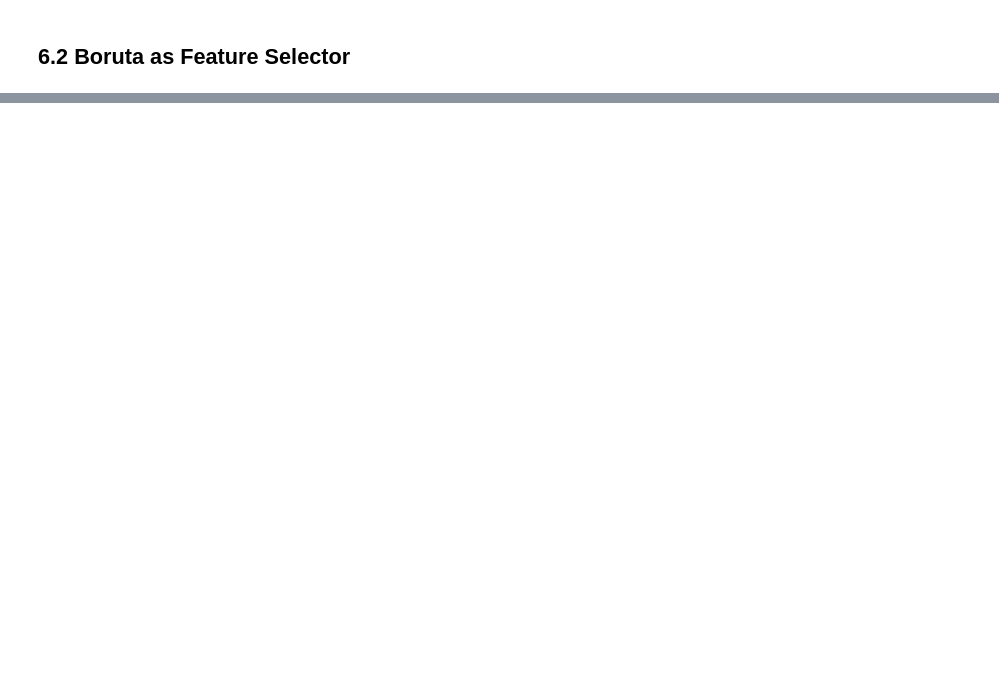
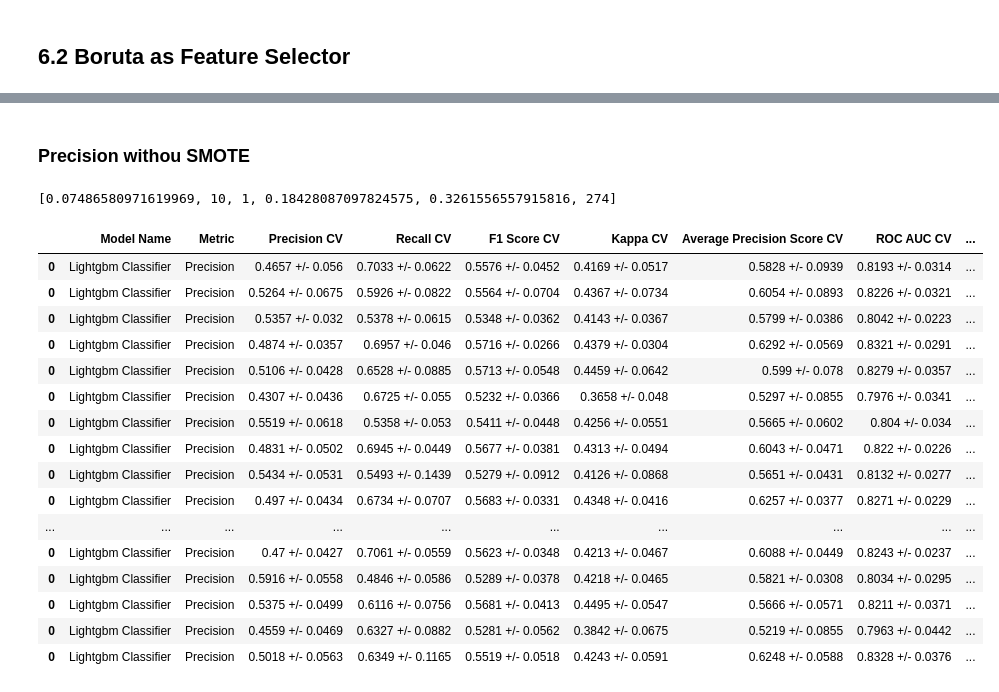
Before and after one commit to FabioCaffarello/Churn-Prediction-TopBank, a Jupyter notebook: 02-Notebooks/02-Scond_Cycle_CRISP/workflow_complete.ipynb, the cells around one changed output, grey strips where cells are left out. Drawn from its saved outputs; the diff is of its cells as text; code cells hidden in the pictures; blank space fills up the shorter version.

```diff
--- a/02-Notebooks/02-Scond_Cycle_CRISP/workflow_complete.ipynb
+++ b/02-Notebooks/02-Scond_Cycle_CRISP/workflow_complete.ipynb
@@ -1285,0 +1809,2 @@ cols_selected = [
+# %%
+df_results = pd.DataFrame()
@@ -1286,2 +1846,28 @@ cols_selected = [
+# %% [markdown]
+### Precision withou SMOTE
+# %%
+result_lgbm.x
+# %% [output]
+[0.07486580971619969, 10, 1, 0.18428087097824575, 0.3261556557915816, 274]
+# %%
+df_results[(df_results['Model Name'] == 'Lightgbm Classifier') & (df_results['Metric'] == 'Precision')].head(20)
+# %% [output]
+|  | Model Name | Metric | Precision CV | Recall CV | F1 Score CV | Kappa CV | Average Precision Score CV | ROC AUC CV | ... |
+| 0 | Lightgbm Classifier | Precision | 0.4657 +/- 0.056 | 0.7033 +/- 0.0622 | 0.5576 +/- 0.0452 | 0.4169 +/- 0.0517 | 0.5828 +/- 0.0939 | 0.8193 +/- 0.0314 | ... |
+| 0 | Lightgbm Classifier | Precision | 0.5264 +/- 0.0675 | 0.5926 +/- 0.0822 | 0.5564 +/- 0.0704 | 0.4367 +/- 0.0734 | 0.6054 +/- 0.0893 | 0.8226 +/- 0.0321 | ... |
+| 0 | Lightgbm Classifier | Precision | 0.5357 +/- 0.032 | 0.5378 +/- 0.0615 | 0.5348 +/- 0.0362 | 0.4143 +/- 0.0367 | 0.5799 +/- 0.0386 | 0.8042 +/- 0.0223 | ... |
+| 0 | Lightgbm Classifier | Precision | 0.4874 +/- 0.0357 | 0.6957 +/- 0.046 | 0.5716 +/- 0.0266 | 0.4379 +/- 0.0304 | 0.6292 +/- 0.0569 | 0.8321 +/- 0.0291 | ... |
+| 0 | Lightgbm Classifier | Precision | 0.5106 +/- 0.0428 | 0.6528 +/- 0.0885 | 0.5713 +/- 0.0548 | 0.4459 +/- 0.0642 | 0.599 +/- 0.078 | 0.8279 +/- 0.0357 | ... |
+| 0 | Lightgbm Classifier | Precision | 0.4307 +/- 0.0436 | 0.6725 +/- 0.055 | 0.5232 +/- 0.0366 | 0.3658 +/- 0.048 | 0.5297 +/- 0.0855 | 0.7976 +/- 0.0341 | ... |
+| 0 | Lightgbm Classifier | Precision | 0.5519 +/- 0.0618 | 0.5358 +/- 0.053 | 0.5411 +/- 0.0448 | 0.4256 +/- 0.0551 | 0.5665 +/- 0.0602 | 0.804 +/- 0.034 | ... |
+| 0 | Lightgbm Classifier | Precision | 0.4831 +/- 0.0502 | 0.6945 +/- 0.0449 | 0.5677 +/- 0.0381 | 0.4313 +/- 0.0494 | 0.6043 +/- 0.0471 | 0.822 +/- 0.0226 | ... |
+| 0 | Lightgbm Classifier | Precision | 0.5434 +/- 0.0531 | 0.5493 +/- 0.1439 | 0.5279 +/- 0.0912 | 0.4126 +/- 0.0868 | 0.5651 +/- 0.0431 | 0.8132 +/- 0.0277 | ... |
+| 0 | Lightgbm Classifier | Precision | 0.497 +/- 0.0434 | 0.6734 +/- 0.0707 | 0.5683 +/- 0.0331 | 0.4348 +/- 0.0416 | 0.6257 +/- 0.0377 | 0.8271 +/- 0.0229 | ... |
+| ... | ... | ... | ... | ... | ... | ... | ... | ... | ... |
+| 0 | Lightgbm Classifier | Precision | 0.47 +/- 0.0427 | 0.7061 +/- 0.0559 | 0.5623 +/- 0.0348 | 0.4213 +/- 0.0467 | 0.6088 +/- 0.0449 | 0.8243 +/- 0.0237 | ... |
+| 0 | Lightgbm Classifier | Precision | 0.5916 +/- 0.0558 | 0.4846 +/- 0.0586 | 0.5289 +/- 0.0378 | 0.4218 +/- 0.0465 | 0.5821 +/- 0.0308 | 0.8034 +/- 0.0295 | ... |
+| 0 | Lightgbm Classifier | Precision | 0.5375 +/- 0.0499 | 0.6116 +/- 0.0756 | 0.5681 +/- 0.0413 | 0.4495 +/- 0.0547 | 0.5666 +/- 0.0571 | 0.8211 +/- 0.0371 | ... |
+| 0 | Lightgbm Classifier | Precision | 0.4559 +/- 0.0469 | 0.6327 +/- 0.0882 | 0.5281 +/- 0.0562 | 0.3842 +/- 0.0675 | 0.5219 +/- 0.0855 | 0.7963 +/- 0.0442 | ... |
+| 0 | Lightgbm Classifier | Precision | 0.5018 +/- 0.0563 | 0.6349 +/- 0.1165 | 0.5519 +/- 0.0518 | 0.4243 +/- 0.0591 | 0.6248 +/- 0.0588 | 0.8328 +/- 0.0376 | ... |
 # %%
 #https://gitlab.com/datascience-community/pa003_churn_predict/-/blob/pa003_bruno_santos/pa003_churn_prediction_V01.ipynb
```
Also changed, not shown: parts of 63 cells of this notebook, 32 other files.
